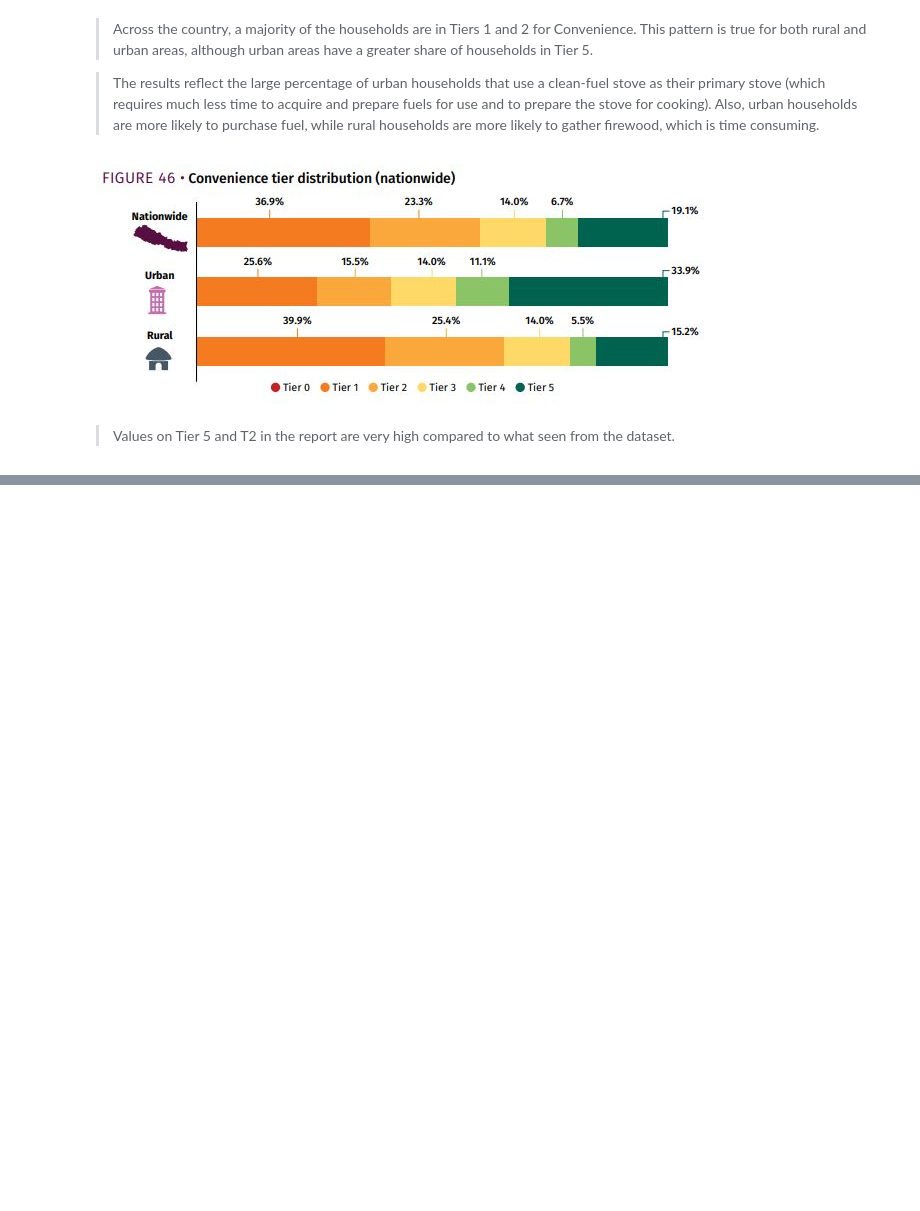
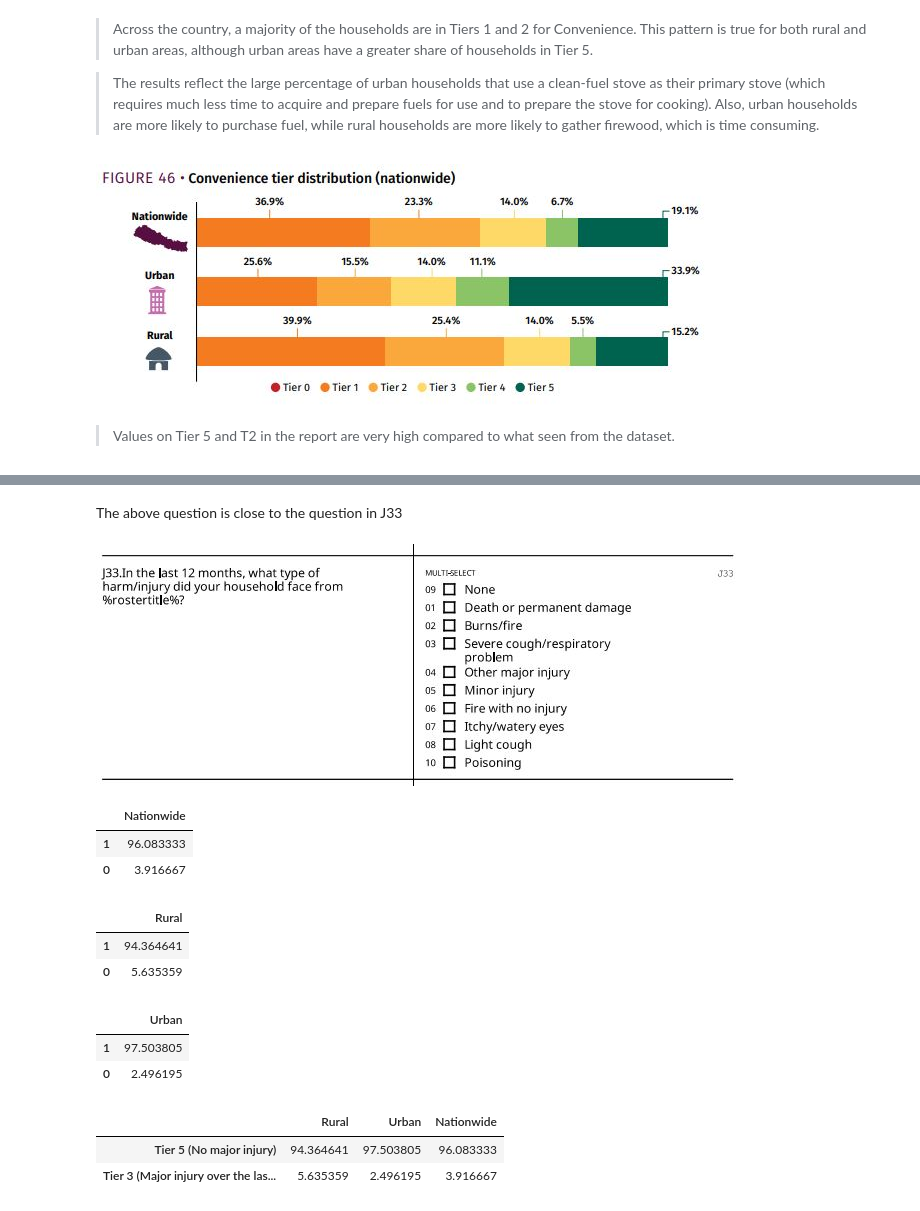
Before and after one commit to alfonsocaiazzo/esmap-mtf-data, a Jupyter notebook: Nepal/Nepal - Cook stove Analysis.ipynb, the cells around one changed output, grey strips where cells are left out. Saved outputs shown, nothing was run; the diff lists cells and outputs as text; code cells hidden in the pictures; blank space fills up the shorter version.

Commit message:
Added Safety, Availability and Affordability Attributes

```diff
--- a/Nepal/Nepal - Cook stove Analysis.ipynb
+++ b/Nepal/Nepal - Cook stove Analysis.ipynb
@@ -595,0 +582,6 @@ Image('references/convenience tier distribution.JPG')
+# %% [markdown]
+The above question is close to the question in J33
+# %%
+Image('references/J33 types of injury faced from cookstove.JPG')
+# %% [output]
+[figure, added]
@@ -595,0 +601,39 @@ Image('references/convenience tier distribution.JPG')
+# %%
+#Nationwide
+safety = safety.groupby('HHID').max()
+safety_nationwide = (safety['None'].value_counts(normalize=True)*100).to_frame()
+safety_nationwide.columns = ['Nationwide']
+safety_nationwide.head()
+# %% [output]
+|  | Nationwide |
+| 1 | 96.083333 |
+| 0 | 3.916667 |
+# %%
+safety_locality = pd.merge(safety, localities, how = 'left', on = 'HHID')
+#Rural
+safety_rural = safety_locality[safety_locality['LOCALITY'] == 'Rural']
+safety_rural = (safety_rural['None'].value_counts(normalize=True)*100).to_frame()
+safety_rural.columns = ['Rural']
+safety_rural
+# %% [output]
+|  | Rural |
+| 1 | 94.364641 |
+| 0 | 5.635359 |
+# %%
+safety_urban = safety_locality[safety_locality['LOCALITY'] == 'Urban']
+safety_urban = (safety_urban['None'].value_counts(normalize=True)*100).to_frame()
+safety_urban.columns = ['Urban']
+safety_urban
+# %% [output]
+|  | Urban |
+| 1 | 97.503805 |
+| 0 | 2.496195 |
+# %%
+#Safety nationwide, rural and urban
+safety_all = pd.concat([safety_rural, safety_urban, safety_nationwide], axis = 1)
+safety_all.rename(index = {1:'Tier 5 (No major injury)', 0:'Tier 3 (Major injury over the last year)'}, inplace =True)
+safety_all
+# %% [output]
+|  | Rural | Urban | Nationwide |
+| Tier 5 (No major injury) | 94.364641 | 97.503805 | 96.083333 |
+| Tier 3 (Major injury over the las... | 5.635359 | 2.496195 | 3.916667 |
```
Also changed, not shown: parts of 36 cells of this notebook, 7 other files.
